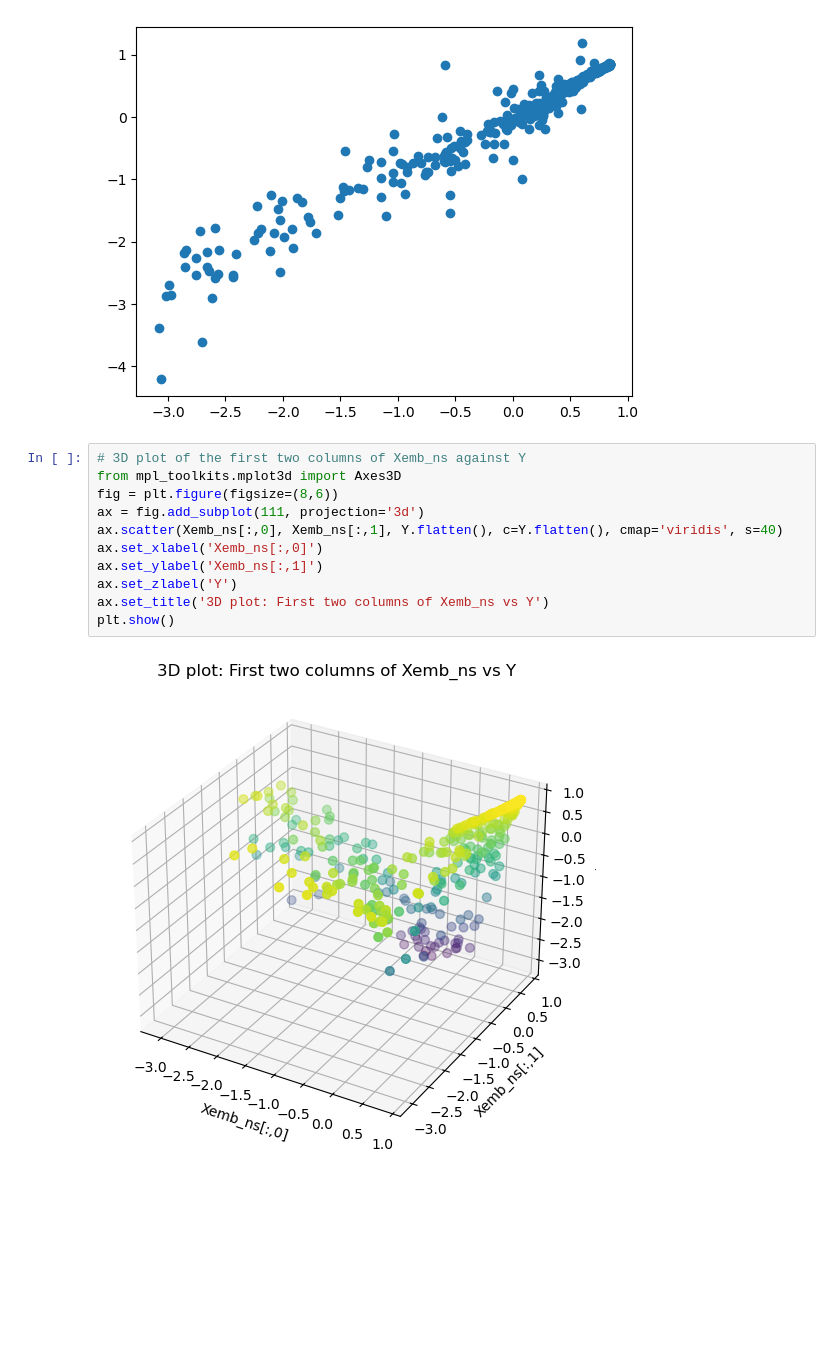
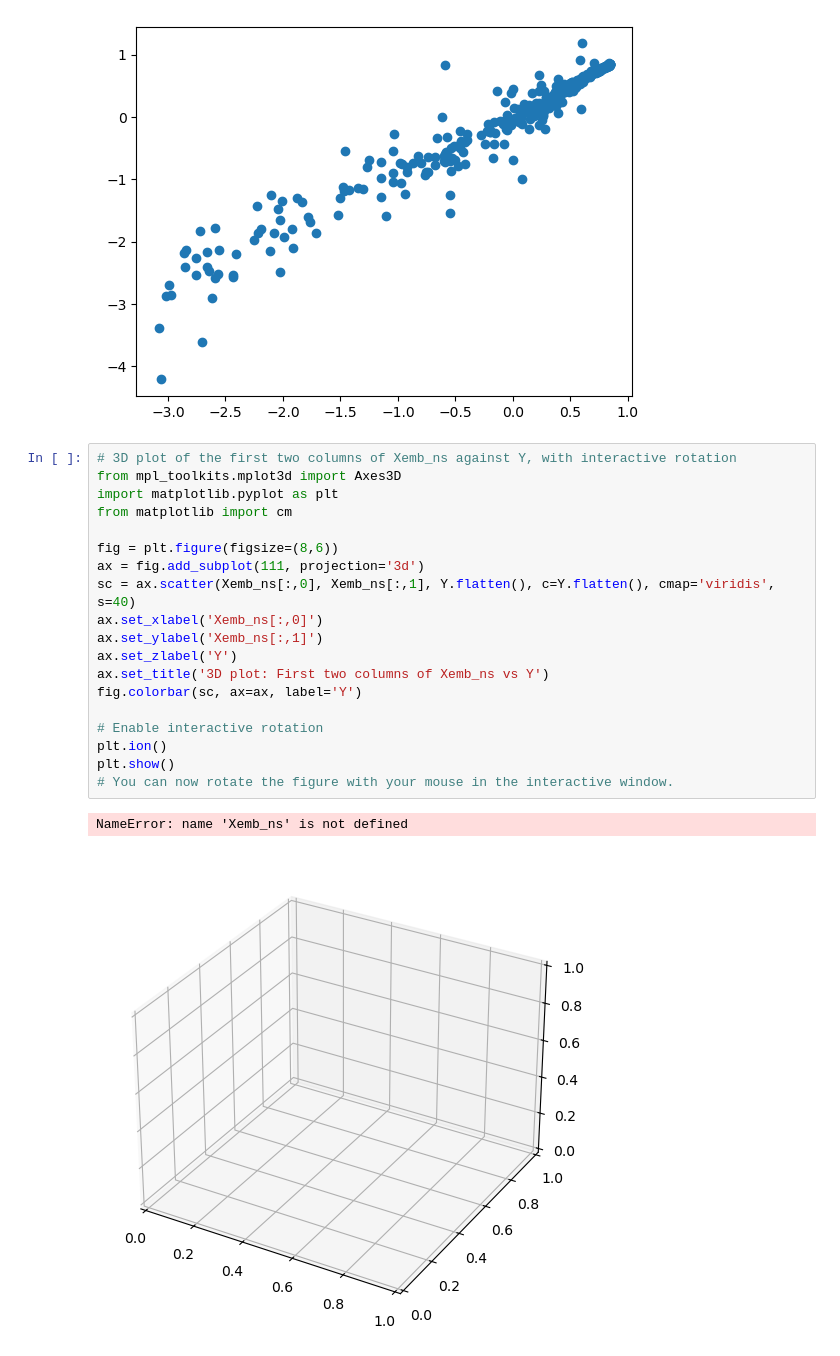
Before and after one commit to kenflat2/NS-Map, a Jupyter notebook: experiments/simulated_round_1/plot_round1_results.ipynb, the cells around one changed output. Drawn from its saved outputs; the diff is of its cells as text; blank space fills up the shorter version.

```diff
--- a/experiments/simulated_round_1/plot_round1_results.ipynb
+++ b/experiments/simulated_round_1/plot_round1_results.ipynb
@@ -636,15 +908,24 @@ plt.scatter(Y, Yhat_ns)
 <matplotlib.collections.PathCollection at 0x...>
 [figure]
 # %%
-# 3D plot of the first two columns of Xemb_ns against Y
+# 3D plot of the first two columns of Xemb_ns against Y, with interactive rotation
 from mpl_toolkits.mplot3d import Axes3D
+import matplotlib.pyplot as plt
+from matplotlib import cm
+
 fig = plt.figure(figsize=(8,6))
 ax = fig.add_subplot(111, projection='3d')
-ax.scatter(Xemb_ns[:,0], Xemb_ns[:,1], Y.flatten(), c=Y.flatten(), cmap='viridis', s=40)
+sc = ax.scatter(Xemb_ns[:,0], Xemb_ns[:,1], Y.flatten(), c=Y.flatten(), cmap='viridis', s=40)
 ax.set_xlabel('Xemb_ns[:,0]')
 ax.set_ylabel('Xemb_ns[:,1]')
 ax.set_zlabel('Y')
 ax.set_title('3D plot: First two columns of Xemb_ns vs Y')
+fig.colorbar(sc, ax=ax, label='Y')
+
+# Enable interactive rotation
+plt.ion()
 plt.show()
+# You can now rotate the figure with your mouse in the interactive window.
 # %% [output]
+NameError: name 'Xemb_ns' is not defined
-[figure, old version]
+[figure, new version]
```
Also changed, not shown: parts of 21 cells of this notebook, 5 other files.
